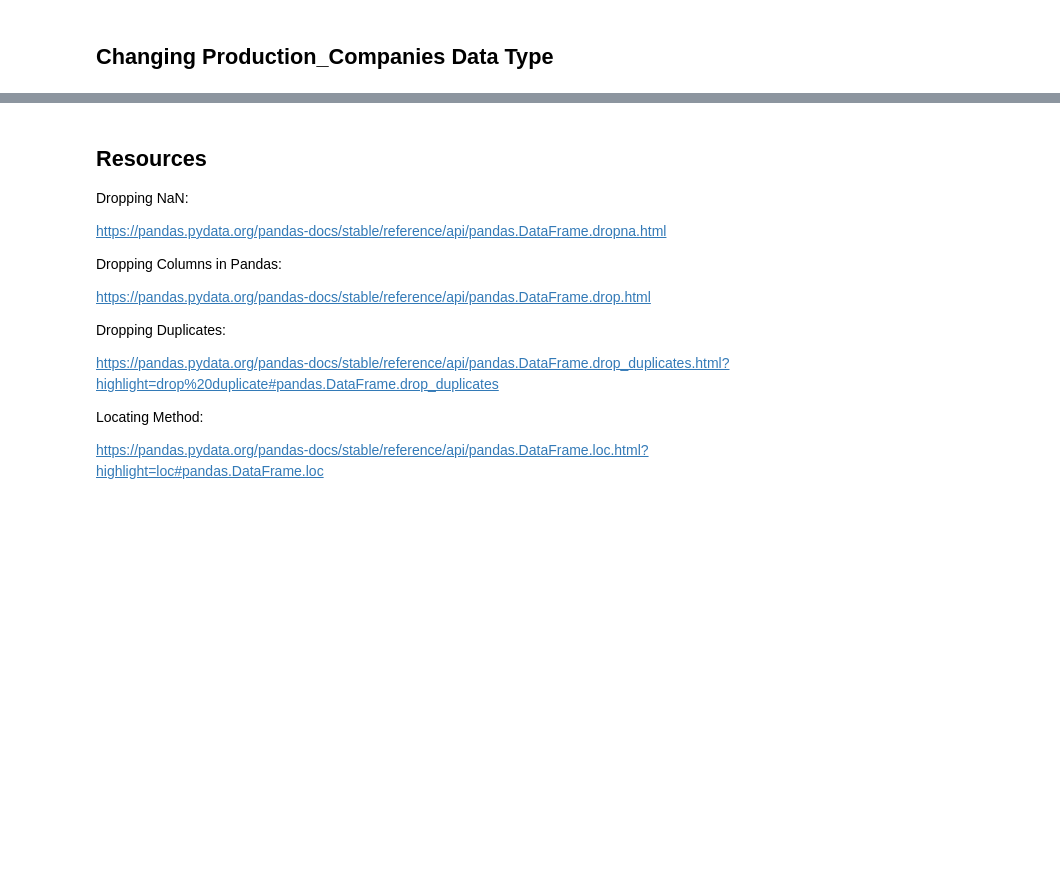
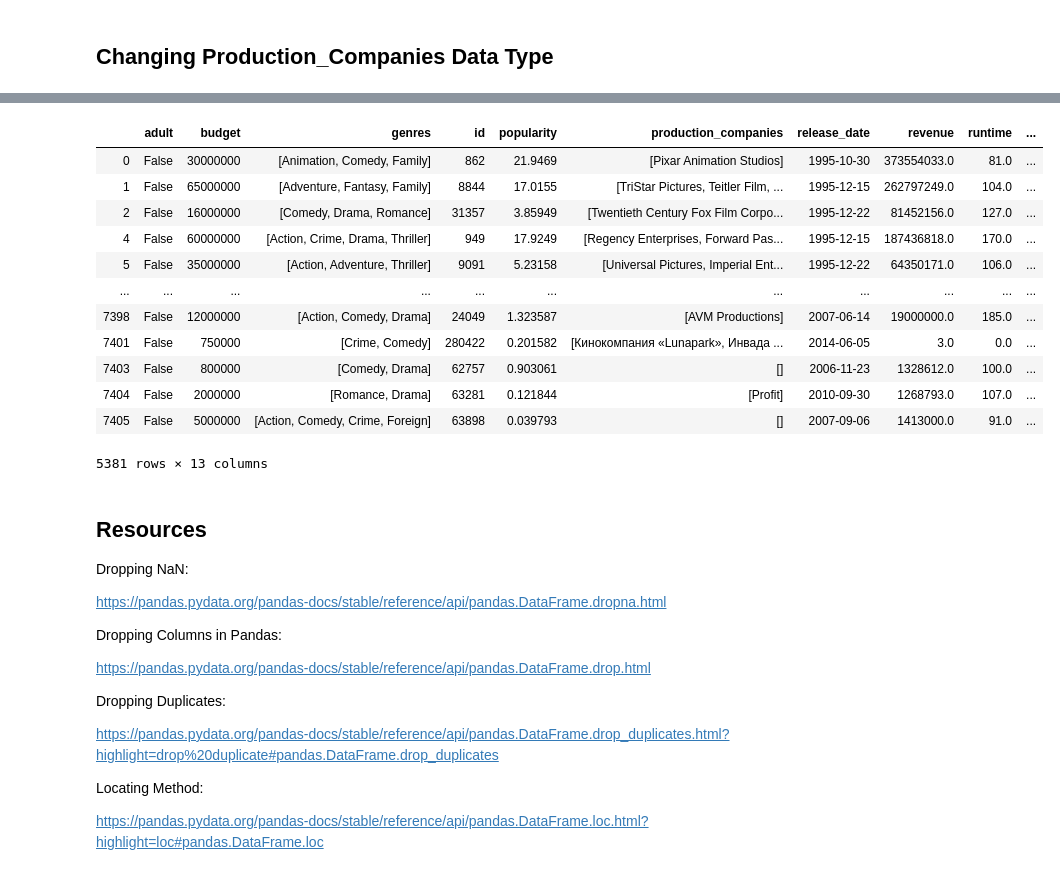
Before and after one commit to bmor2552/MovieProj, a Jupyter notebook: Official_Movie_Notebook.ipynb, the cells around one changed output, grey strips where cells are left out. Drawn from its saved outputs; the diff is of its cells as text; code cells hidden in the pictures; blank space fills up the shorter version.

```diff
--- a/Official_Movie_Notebook.ipynb
+++ b/Official_Movie_Notebook.ipynb
@@ -493,4 +487,8 @@ Name: genres, Length: 5381, dtype: object
 # %% [markdown]
 ## Changing Production_Companies Data Type
 # %%
-# Now apply the same thing done to genres but to production_companies
+# Now apply the same thing done to genres but to production_companies by using the same function
+# we used for genres
+
+# Assigning the outcome of the applied function to my production_companies column
+df.production_companies = df.production_companies.map(lambda x: convert_it(x))
@@ -501,0 +511,6 @@ I would like to know the profit made off each movie. To do this I will add a col
+# %%
+# My dataframe does not have a profit column so I am creating it
+
+df['profit'] = df['revenue'] - df['budget']
+
+# The profit column will be the outcome of the difference between the revenue column and the budget column
@@ -501,0 +526,16 @@ I would like to know the profit made off each movie. To do this I will add a col
+# %%
+df
+# %% [output]
+|  | adult | budget | genres | id | popularity | production_companies | release_date | revenue | runtime | ... |
+| 0 | False | 30000000 | [Animation, Comedy, Family] | 862 | 21.9469 | [Pixar Animation Studios] | 1995-10-30 | 373554033.0 | 81.0 | ... |
+| 1 | False | 65000000 | [Adventure, Fantasy, Family] | 8844 | 17.0155 | [TriStar Pictures, Teitler Film, ... | 1995-12-15 | 262797249.0 | 104.0 | ... |
+| 2 | False | 16000000 | [Comedy, Drama, Romance] | 31357 | 3.85949 | [Twentieth Century Fox Film Corpo... | 1995-12-22 | 81452156.0 | 127.0 | ... |
+| 4 | False | 60000000 | [Action, Crime, Drama, Thriller] | 949 | 17.9249 | [Regency Enterprises, Forward Pas... | 1995-12-15 | 187436818.0 | 170.0 | ... |
+| 5 | False | 35000000 | [Action, Adventure, Thriller] | 9091 | 5.23158 | [Universal Pictures, Imperial Ent... | 1995-12-22 | 64350171.0 | 106.0 | ... |
+| ... | ... | ... | ... | ... | ... | ... | ... | ... | ... | ... |
+| 7398 | False | 12000000 | [Action, Comedy, Drama] | 24049 | 1.323587 | [AVM Productions] | 2007-06-14 | 19000000.0 | 185.0 | ... |
+| 7401 | False | 750000 | [Crime, Comedy] | 280422 | 0.201582 | [Кинокомпания «Lunapark», Инвада ... | 2014-06-05 | 3.0 | 0.0 | ... |
+| 7403 | False | 800000 | [Comedy, Drama] | 62757 | 0.903061 | [] | 2006-11-23 | 1328612.0 | 100.0 | ... |
+| 7404 | False | 2000000 | [Romance, Drama] | 63281 | 0.121844 | [Profit] | 2010-09-30 | 1268793.0 | 107.0 | ... |
+| 7405 | False | 5000000 | [Action, Comedy, Crime, Foreign] | 63898 | 0.039793 | [] | 2007-09-06 | 1413000.0 | 91.0 | ... |
+5381 rows × 13 columns
```
Also changed, not shown: parts of 6 cells of this notebook, 1 other file.
